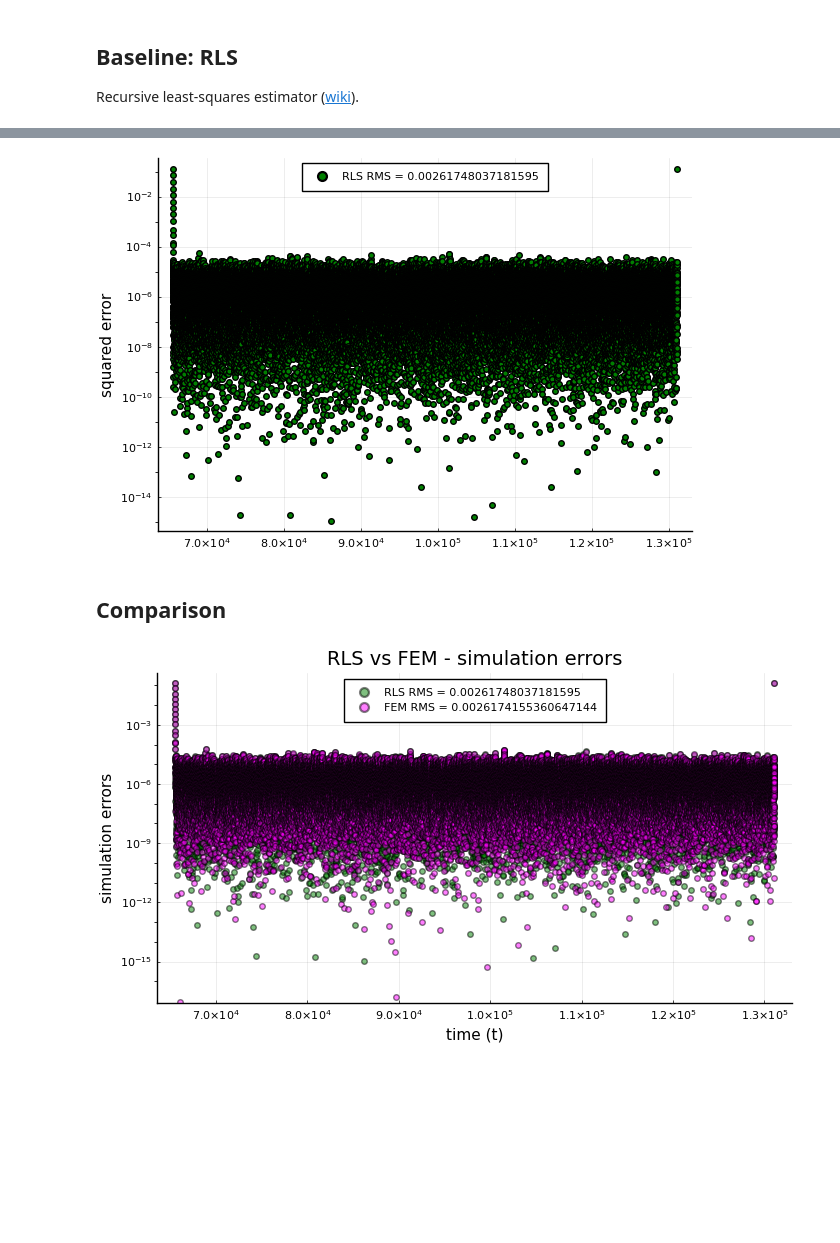
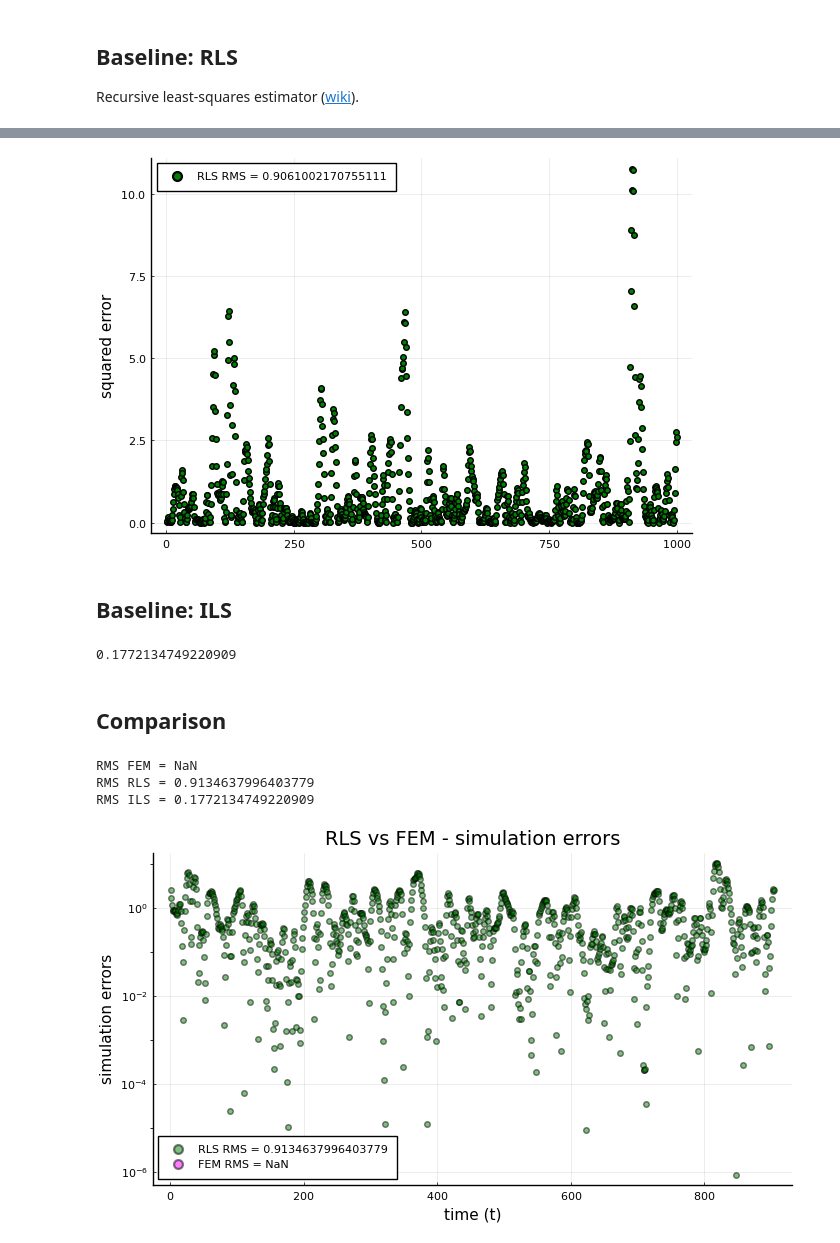
Before and after one commit to biaslab/ACC2022-vmpNARMAX, a Jupyter notebook: experiments-verification/experiment-NARMAX.ipynb, the cells around one changed output, grey strips where cells are left out. Cells and saved outputs as stored; diff of their text form; code cells hidden in the pictures; blank space fills up the shorter version.

Commit message:
Updated notebook with analysis of single run and notebook to visualize results of multiple runs.

```diff
--- a/experiments-verification/experiment-NARMAX.ipynb
+++ b/experiments-verification/experiment-NARMAX.ipynb
@@ -37,0 +17,12 @@ pyplot();
+# %%
+# Length of transient period
+transient = 0
+
+# Length of training signal
+ix_trn = collect(1:512) .+ transient
+
+# Length of testing signal
+ix_tst = collect(1:1000) .+ transient
+
+# Number of VMP iterations
+num_iters = 5;
@@ -422,15 +482,20 @@ end
 # %%
+"Simulation"
+
 # Prepare array
-simulations_RLS = zeros(T,)
-simulations_RLS[1:ts] = output[1:ts]
+simulations_RLS = zeros(T_tst,)
 
-# Simulation
-for k in ts:T
+for k in maxM+1:T_tst
 
-    # Update data vector
-    ϕx = ϕ([simulations_RLS[k-1:-1:k-M1_m]; input[k:-1:k-M2_m]; zeros(M3_m,)])
+    # Update history vectors
+    y_kmin1 = simulations_RLS[k-1:-1:k-M1_m]
+    u_kmin1 = input_tst[k-1:-1:k-M2_m]
+    e_kmin1 = zeros(M3_m,)
 
-    # Prediction
+    # Posterior predictive
+    ϕx = ϕ([y_kmin1; input_tst[k]; u_kmin1; e_kmin1])
     simulations_RLS[k] = w_k'*ϕx
 
 end
+
+RMS_sim_RLS = sqrt(mean((simulations_RLS[maxM+1:end] - output_tst[maxM+1:end]).^2))
@@ -458,16 +510,36 @@ savefig(p220, "figures/NARMAX-simulation_deg"*string(deg_m)*"_order"*string(M_m)
 # %%
-sqerror_RLS = (simulations_RLS[ts+1:T] - output[ts+1:T]).^2
-RMS_RLS = sqrt(mean(sqerror_RLS))
+sqerror_RLS = (simulations_RLS[maxM+1:end] - output_tst[maxM+1:end]).^2
 
-scatter(ts:T, sqerror_RLS, label="RLS RMS = "*string(RMS_RLS), color="green", ylabel="squared error", yscale=:log10)
+scatter(sqerror_RLS, label="RLS RMS = "*string(RMS_sim_RLS), color="green", ylabel="squared error")
 # %% [output]
-[figure, old version]
+[figure, new version]
+# %% [markdown]
+## Baseline: ILS
+# %%
+results_ILS = matread("results/results-NARMAX_ILS_M"*string(M_m)*"_degree3_r1.mat")
+RMS_prd_ILS = results_ILS["RMS_prd"][2]
+RMS_sim_ILS = results_ILS["RMS_sim"][2]
+# %% [output]
+0.1772134749220909
 # %% [markdown]
 ## Comparison
+# %%
+sqerror_FEM = (simulations_FEM[1][100:T_tst] - output_tst[100:T_tst]).^2
+sqerror_RLS = (simulations_RLS[100:T_tst] - output_tst[100:T_tst]).^2
+
+RMS_sim_FEM = sqrt(mean(sqerror_FEM))
+RMS_sim_RLS = sqrt(mean(sqerror_RLS))
+
+println("RMS FEM = "*string(RMS_sim_FEM))
+println("RMS RLS = "*string(RMS_sim_RLS))
+println("RMS ILS = "*string(RMS_sim_ILS))
+# %% [output]
+RMS FEM = NaN
+RMS RLS = 0.9134637996403779
+RMS ILS = 0.1772134749220909
 # %%
 # Comparing simulation errors between PEM and FEM
-scatter(ts:T,
-        sqerror_RLS,
+scatter(sqerror_RLS,
         color="green",
         alpha=0.5,
         markersize=4,
@@ -475,16 +547,15 @@ scatter(ts:T,
         yscale=:log10,
         xlabel="time (t)",
         ylabel="simulation errors",
-        label="RLS RMS = "*string(RMS_RLS))
-scatter!(ts:T,
-         sqerror_FEM,
+        label="RLS RMS = "*string(RMS_sim_RLS))
+scatter!(sqerror_FEM,
          color="magenta",
          alpha=0.5,
          markersize=4,
-         labels="FEM RMS = "*string(RMS_FEM),
+         labels="FEM RMS = "*string(RMS_sim_FEM),
          title="RLS vs FEM - simulation errors")
 # %% [output]
-[figure, old version]
+[figure, new version]
 # %%
 savefig("figures/NARMAX-errors_deg"*string(deg_m)*"_order"*string(M_m)*".png")
 # %%
```
Also changed, not shown: parts of 68 cells of this notebook, 1 other file.
